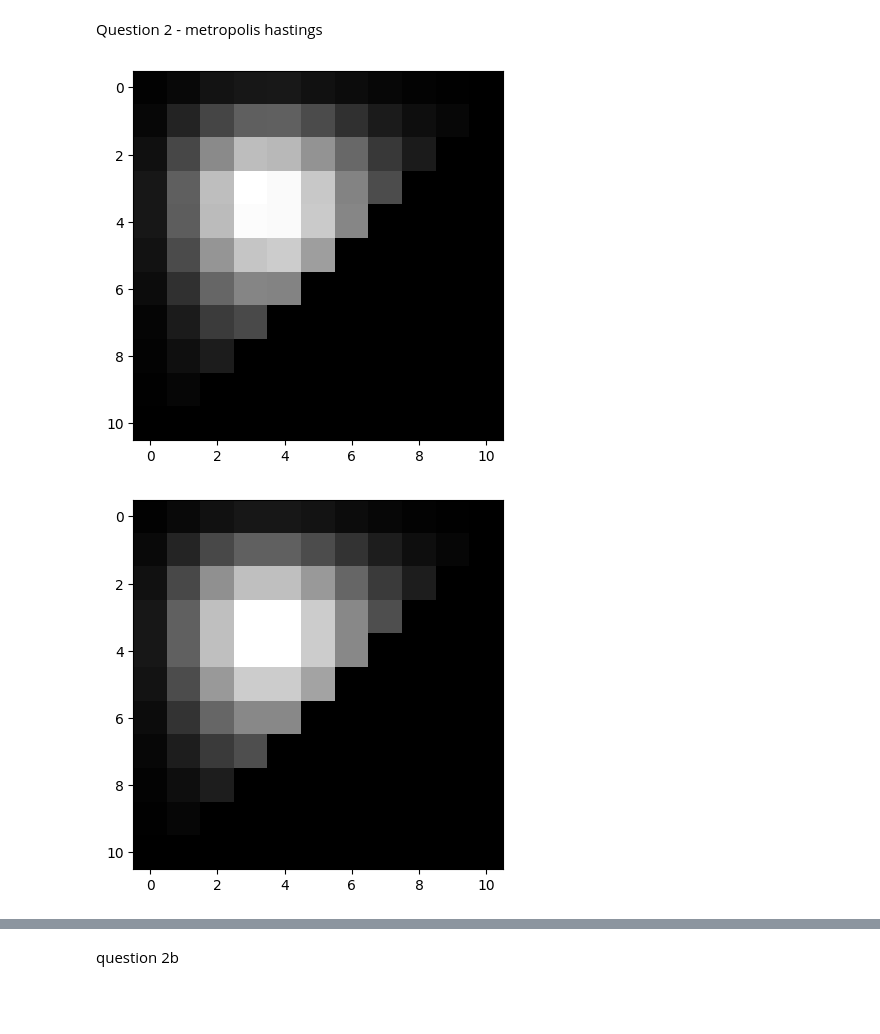
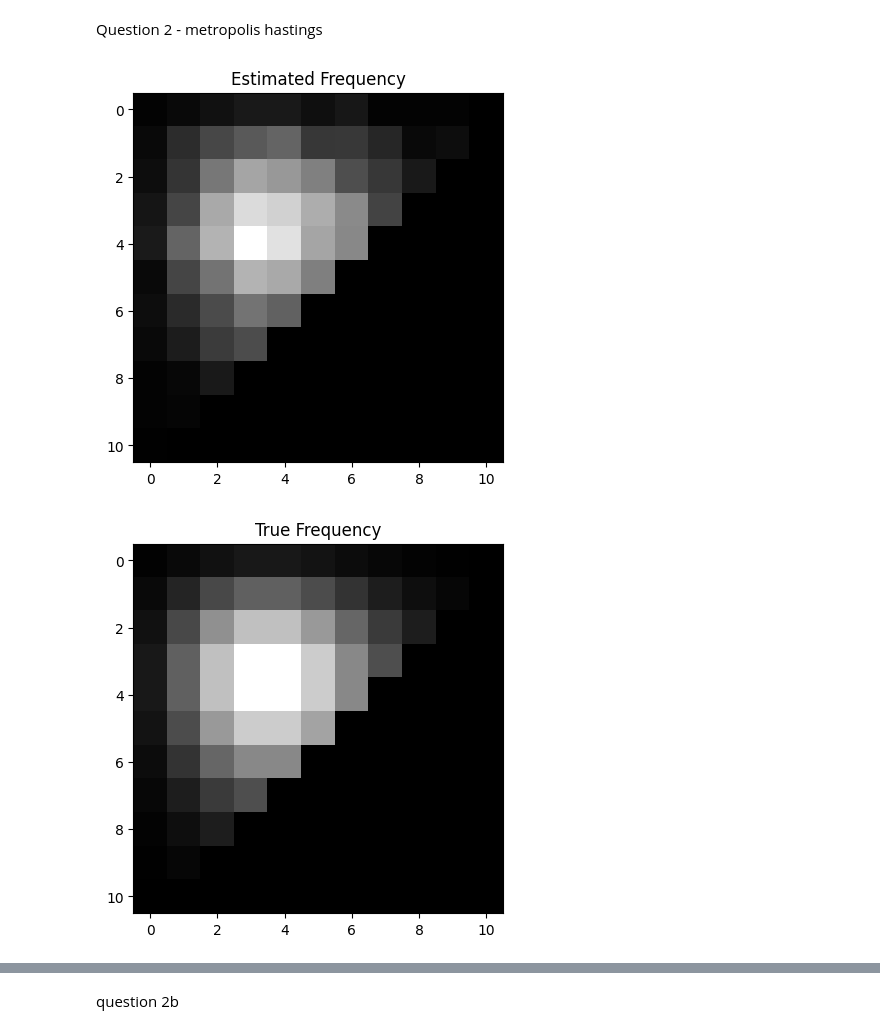
Before and after one commit to SigurdThorlund/02443-stochastic-simulation, a Jupyter notebook: Giacomo/ex6.ipynb, the cells around one changed output, grey strips where cells are left out. Saved outputs shown, nothing was run; the diff lists cells and outputs as text; code cells hidden in the pictures; blank space fills up the shorter version.

```diff
--- a/Giacomo/ex6.ipynb
+++ b/Giacomo/ex6.ipynb
@@ -1,2 +5,15 @@
+# %%
+def show_comparison2D(estimated, true_frequency):
+    counts = np.empty((11,11))
+    for i in range(11):
+        for j in range(11):
+            counts[i,j] = np.sum(np.logical_and(estimated[:,0]==i, estimated[:,1]==j))
+
+    plt.imshow(counts, cmap = 'gray')
+    plt.title('Estimated Frequency')
+    plt.show()
+    plt.imshow(true_frequency, cmap = 'gray')
+    plt.title('True Frequency')
+    plt.show()
 # %% [markdown]
 question 1
@@ -79,15 +106,5 @@ def getNewIJ():
 # %%
-def g_2D(A1, A2, i, j):
-    return A1**i/np.math.factorial(i)*A2**j/np.math.factorial(j)
-
-def poisson2D():
-    res = np.zeros((11,11))
-    for i in range(11):
-        for j in range(0, 11 - i):
-            res[i,j] = g_2D(4,4,i,j)
-    return res/np.sum(res)
-
-def metropolis_hastings2D(init = [0,0], size = 500000):
+def metropolis_hastings2D(init = [0,0], size = 10000):
     A1 = 4
     A2 = 4
     m = 10
@@ -109,41 +126,36 @@ def metropolis_hastings2D(init = [0,0], size = 500000):
             i = new_i
             j = new_j
         else:
             p = np.random.rand(1)
             if (p <= gy/gx):
                 res[n,:] = [new_i, new_j]
                 i = new_i
                 j = new_j
             else:
                 res[n,:] = [i,j]
         n += 1
     return res
 
 vals = metropolis_hastings2D()[::4]
 
-counts = np.empty((11,11))
-for i in range(11):
-    for j in range(11):
-        counts[i,j] = np.sum(np.logical_and(vals[:,0]==i, vals[:,1]==j))
+show_comparison2D(vals, poisson2D()*vals.shape[0])
 
-plt.imshow(counts, cmap = 'gray')
-plt.show()
-plt.imshow(poisson2D()*vals.shape[0], cmap = 'gray')
-plt.show()
+
 true_f = poisson2D()*vals.shape[0]
 
+mask = true_f !=0
 p = []
 for i in range(100):
     vals = metropolis_hastings2D()[::4] # the values are dependent with each other
     counts = np.empty((11,11))
     for i in range(11):
         for j in range(11):
             counts[i,j] = np.sum(np.logical_and(vals[:,0]==i, vals[:,1]==j))
     true_f = poisson2D()*vals.shape[0]
-    p.append(stats.chisquare(counts[counts!=0].flatten(), true_f[true_f!=0].flatten())[1])
+    p.append(stats.chisquare(counts[mask].flatten(), true_f[mask].flatten())[1])
 
 plt.hist(p)
 plt.show()
 # %% [output]
-[figure, old version]
+[figure, new version]
-[figure, old version]
+[figure, new version]
```
Also changed, not shown: parts of 13 cells of this notebook, 1 other file.
